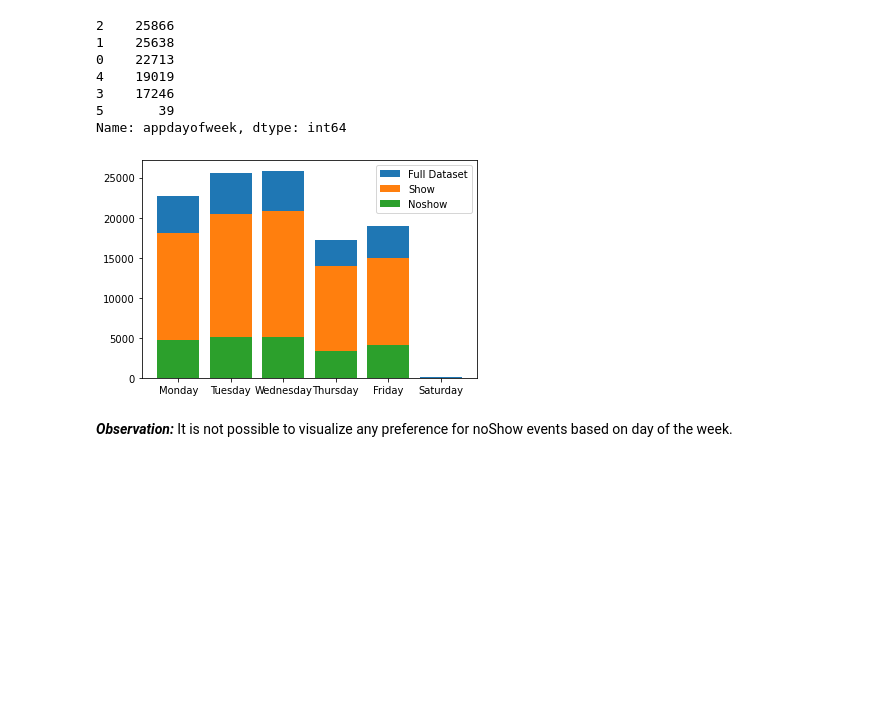
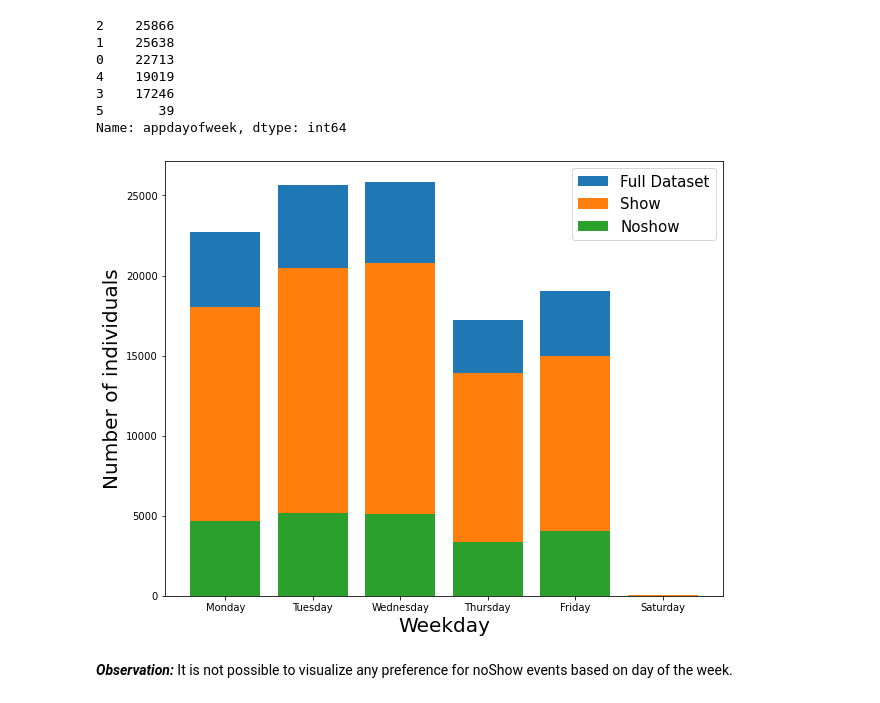
Before and after one commit to mpicanco/udacity_proj2, a Jupyter notebook: investigate-a-dataset-template.ipynb, the cells around one changed output. Drawn from its saved outputs; the diff is of its cells as text; code cells hidden in the pictures; blank space fills up the shorter version.

```diff
--- a/investigate-a-dataset-template.ipynb
+++ b/investigate-a-dataset-template.ipynb
@@ -499,24 +488,26 @@ full_dataset
 5       39
 Name: appdayofweek, dtype: int64
 # %%
-plt.figure();
+plt.figure(figsize=(10,8));
 
 loc1 =full_dataset.index
 loc2 =show_dataset.index
 loc3 =noshow_dataset.index
 
 bar1 = full_dataset.values
 bar2 = show_dataset.values
 bar3 = noshow_dataset.values
 
 Weekday={0:'Monday', 1:'Tuesday', 2:'Wednesday', 3:'Thursday', 4:'Friday', 5:'Saturday', 6:'Sunday'}
 
 plt.bar(loc1, bar1, tick_label=loc1.map(Weekday),label='Full Dataset');
 plt.bar(loc2, bar2, tick_label=loc2.map(Weekday),label = 'Show');
 plt.bar(loc3, bar3, tick_label=loc3.map(Weekday),label = 'Noshow');
-plt.legend();
+plt.xlabel('Weekday',fontsize=20)
+plt.ylabel('Number of individuals',fontsize=20)
+plt.legend(fontsize=15);
 # %% [output]
-[figure, old version]
+[figure, new version]
 # %% [markdown]
 ***Observation:*** It is not possible to visualize any preference for noShow events based on day of the week.
 # %% [markdown]
```
Also changed, not shown: parts of 11 cells of this notebook.
